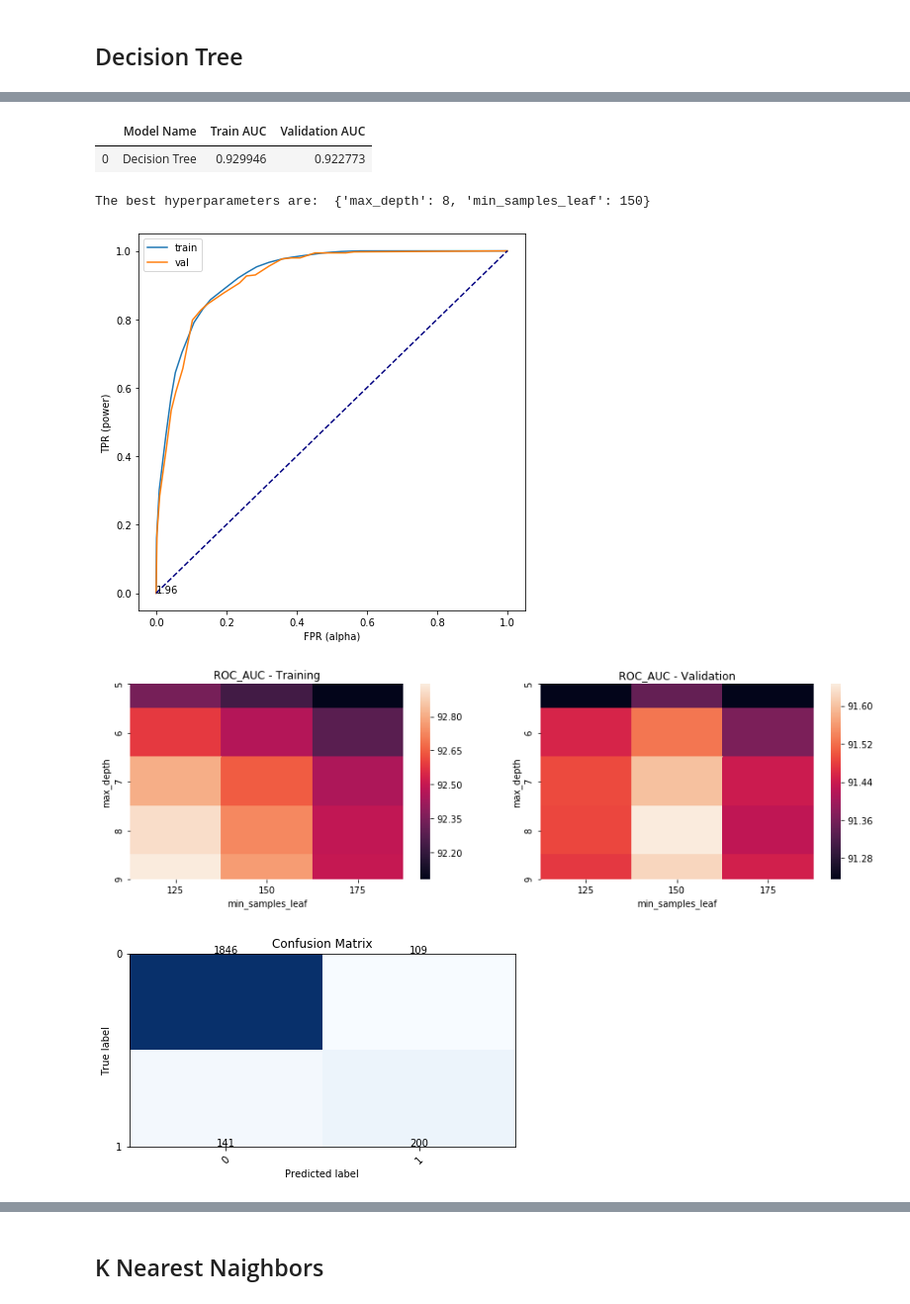
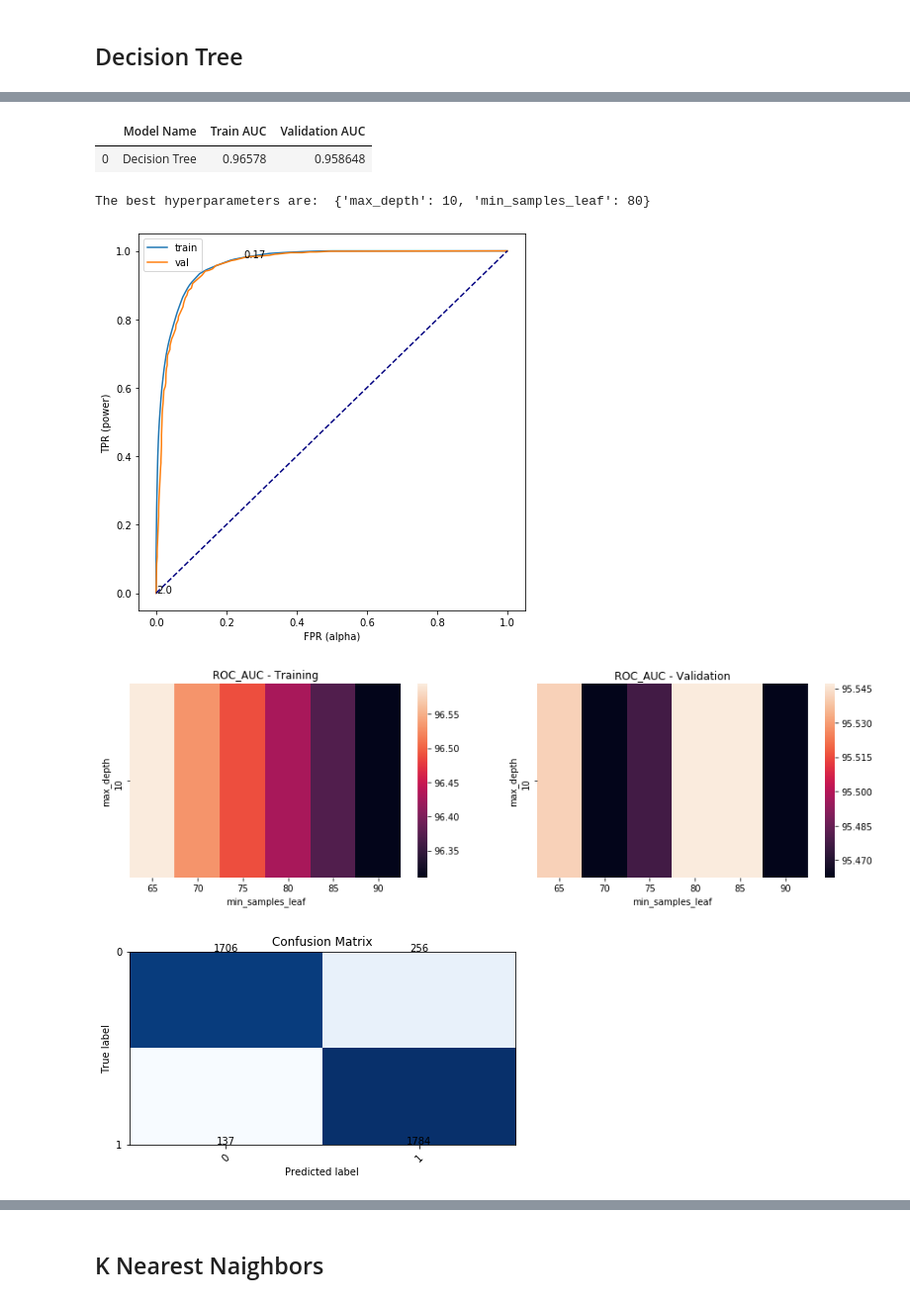
Before and after one commit to nielsbclausen/Mod_5_Project, a Jupyter notebook: niels_nb.ipynb, the cells around one changed output, grey strips where cells are left out. Shown at 99% size. Drawn from its saved outputs; the diff is of its cells as text; code cells hidden in the pictures.

```diff
--- a/niels_nb.ipynb
+++ b/niels_nb.ipynb
@@ -113,13 +116,12 @@ X = df[['Administrative','Administrative_Duration',
         'BounceRates', 'ExitRates','PageValues',
         'SpecialDay','Month','OperatingSystems','Browser',
         'Region', 'TrafficType', 'Weekend']]
-X_train, X_test, y_train, y_test = train_test_split(X, y, random_state=42)
 # %%
 # SMOTE - to correct for imbalanced class
 print('Original class distribution: \n')
 print(y.value_counts())
 smote = SMOTE()
-X_train_resampled, y_train_resampled = smote.fit_sample(X_train, y_train)
+X_resampled, y_resampled = smote.fit_sample(X, y)
 # Preview synthetic sample class distribution
 print('-----------------------------------------')
 print('Synthetic sample class distribution: \n')
@@ -311,10 +313,21 @@ class Classification():
             tree.plot_tree(self.best_model.fit(self.x_train,self.y_train))
         else:
             print("This model does not have a decision tree plot!")
+
+
+    def threshold_selection(self, prevalence, CostFP_minus_CostTN, CostFN_minus_CostTP, y_train, y_test):
+        fpr, tpr, thresholds = roc_curve(self.y_train, self.y_test)
+        m = ((1 - prevalence) / prevalence) * ((CostFP_minus_CostTN) / (CostFN_minus_CostTP))
+        fm_thresholds = []
+        for i in range(len(fpr)):
+            fm = tpr[i] - (m * fpr[i])
+            fm_thresholds.append((thresholds[i], fm))
+        fm_thresholds = sorted(fm_thresholds, key=lambda fm_value: fm_value[1], reverse=True)
+        return fm_thresholds[0][0]
 # %%
-X_train, X_test, y_train, y_test = train_test_split(X,y,test_size=.25,random_state=42)
+X_train, X_test, y_train, y_test = train_test_split(X_resampled, y_resampled, test_size=.25, random_state=42)
 
-X_train_v, X_val, y_train_v, y_val = train_test_split(X_train,y_train,test_size=.25,random_state=42)
+X_train_v, X_val, y_train_v, y_val = train_test_split(X_train, y_train, test_size=.25, random_state=42)
 # %% [markdown]
 ## Logistic Regression
 # %%
@@ -427,17 +419,17 @@ The best hyperparameters are:  {'max_depth': 8, 'min_samples_leaf': 150}
 # %%
 dtree = Classification('Decision Tree', X_train_v, X_val, y_train_v, y_val)
 
-param_grid = {'max_depth':[5, 6, 7, 8, 9],                 # The maximum depth of the tree
-              'min_samples_leaf':[125, 150, 175]}  # The minimum number of samples required to be at a leaf node
+param_grid = {'max_depth':[10],                 # The maximum depth of the tree
+              'min_samples_leaf':[65, 70, 75, 80, 85, 90]}  # The minimum number of samples required to be at a leaf node
 
 dtree.get_scores(param_grid,skf)
 dtree.opt_plots()
 dtree.show_conf_matrix()
 dtree.plot_decision_tree()
 # %% [output]
 |  | Model Name | Train AUC | Validation AUC |
-| 0 | Decision Tree | 0.929946 | 0.922773 |
+| 0 | Decision Tree | 0.96578 | 0.958648 |
-The best hyperparameters are:  {'max_depth': 8, 'min_samples_leaf': 150}
+The best hyperparameters are:  {'max_depth': 10, 'min_samples_leaf': 80}
-[figure, old version]
+[figure, new version]
-[figure, old version]
+[figure, new version]
-[figure, old version]
+[figure, new version]
```
Also changed, not shown: parts of 33 cells of this notebook.
